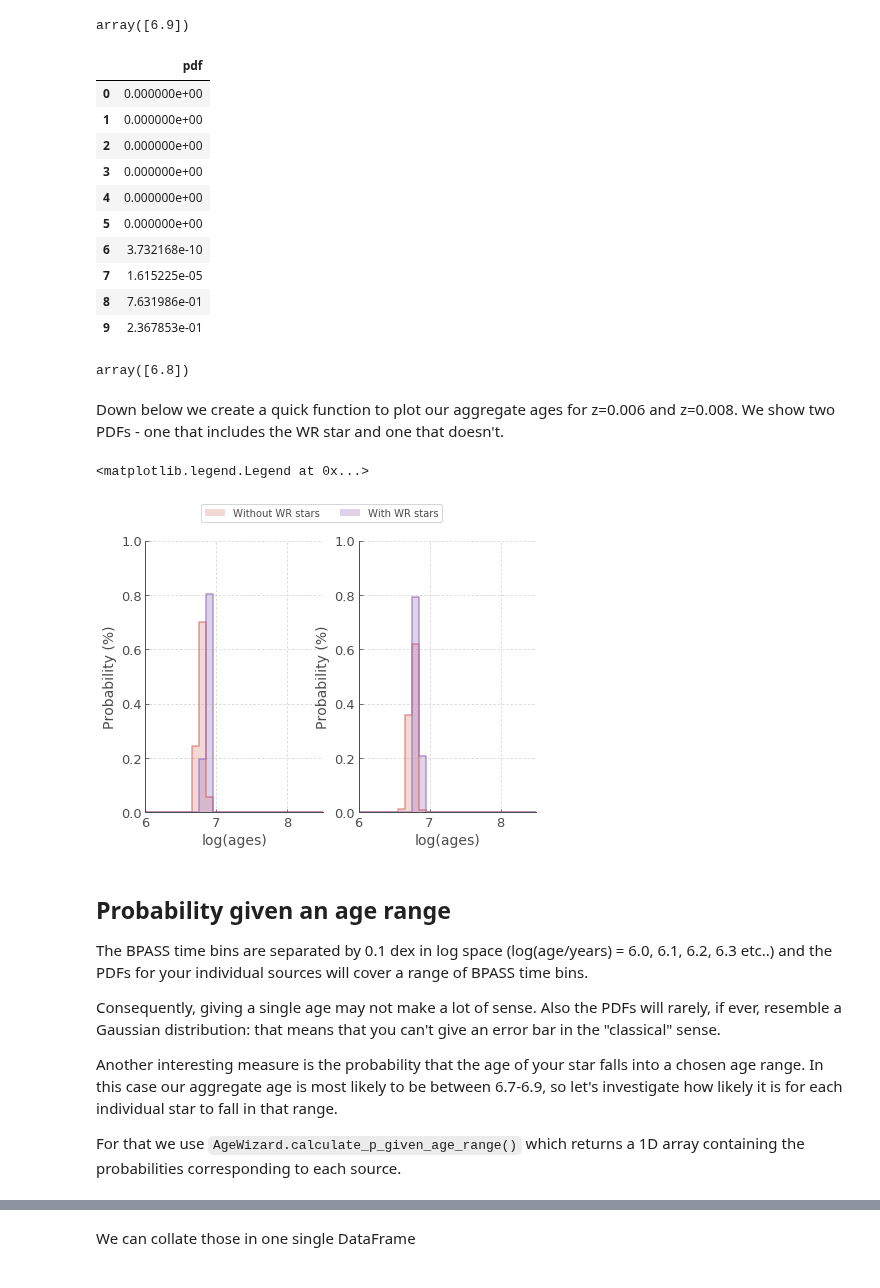
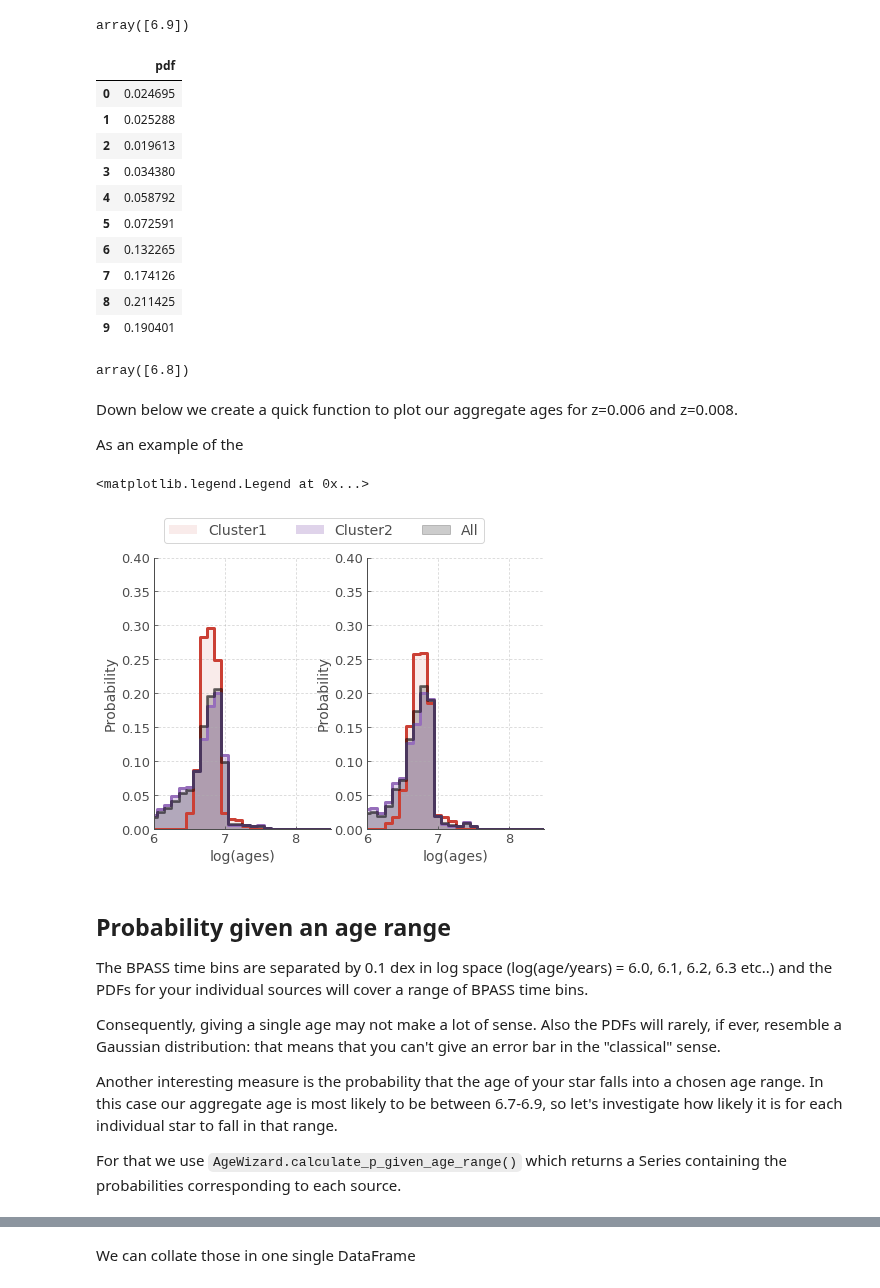
Before and after one commit to HeloiseS/hoki_tutorials, a Jupyter notebook: AgeWizard.ipynb, the cells around one changed output, grey strips where cells are left out. Drawn from its saved outputs; the diff is of its cells as text; code cells hidden in the pictures.

```diff
--- a/AgeWizard.ipynb
+++ b/AgeWizard.ipynb
@@ -210,22 +210,24 @@ agewiz006.most_likely_age
 array([6.9])
 # %%
 # Or return directly
-agewiz008.multiply_pdfs(return_df=True).head(10)
+agewiz008.calculate_sample_pdf(return_df=True).head(10)
 # %% [output]
 |  | pdf |
-| 0 | 0.000000e+00 |
-| 1 | 0.000000e+00 |
-| 2 | 0.000000e+00 |
-| 3 | 0.000000e+00 |
-| 4 | 0.000000e+00 |
-| 5 | 0.000000e+00 |
-| 6 | 3.732168e-10 |
-| 7 | 1.615225e-05 |
-| 8 | 7.631986e-01 |
-| 9 | 2.367853e-01 |
+| 0 | 0.024695 |
+| 1 | 0.025288 |
+| 2 | 0.019613 |
+| 3 | 0.034380 |
+| 4 | 0.058792 |
+| 5 | 0.072591 |
+| 6 | 0.132265 |
+| 7 | 0.174126 |
+| 8 | 0.211425 |
+| 9 | 0.190401 |
 # %%
 agewiz008.most_likely_age
 # %% [output]
 array([6.8])
 # %% [markdown]
-Down below we create a quick function to plot our aggregate ages for z=0.006 and z=0.008. We show two PDFs - one that includes the WR star and one that doesn't.
+Down below we create a quick function to plot our aggregate ages for z=0.006 and z=0.008.
+
+As an example of the
@@ -235,36 +234,47 @@ WRs=['WR1', 'WR2']
+# %%
+cluster1_sources = ['Star1', 'Star2', 'Star3', 'Star4', 'WR1']
+cluster2_sources = [item for item in agewiz006.sources if item not in cluster1_sources]
 # %%
 def plot_aggregate_age(agewiz, ax):
 
     # Aggregate age PDF for all sources
-    withWR = agewiz.multiply_pdfs(not_you=outliers, return_df=True).pdf
+    cluster12 = agewiz.calculate_sample_pdf(return_df=True).pdf
 
-    # Aggregate age PDF for sources excluding the WR star
-    withoutWR = agewiz.multiply_pdfs(not_you=outliers+WRs, return_df=True).pdf
+    # Aggregate age PDF for cluster1
+    cluster1 = agewiz.calculate_sample_pdf(not_you=cluster2_sources, return_df=True).pdf
 
-    ax.step(hoki.BPASS_TIME_BINS, withoutWR, where='mid',alpha=0.5)
-    ax.fill_between(hoki.BPASS_TIME_BINS,  withoutWR, step='mid', alpha=0.2, label='Without WR stars')
-
-    ax.step(hoki.BPASS_TIME_BINS, withWR, where='mid', alpha=0.7)
-    ax.fill_between(hoki.BPASS_TIME_BINS,  withWR, step='mid', alpha=0.3,  label='With WR stars')
+    # Aggregate age PDF for cluster2
+    cluster2 = agewiz.calculate_sample_pdf(not_you=cluster1_sources, return_df=True).pdf
 
 
-    ax.set_ylabel('Probability (%)')
+
+    ax.step(hoki.BPASS_TIME_BINS, cluster1, where='mid', alpha=1, lw=3)
+    ax.fill_between(hoki.BPASS_TIME_BINS, cluster1, step='mid', alpha=0.1,  label='Cluster1')
+
+    ax.step(hoki.BPASS_TIME_BINS, cluster2, where='mid', alpha=1, lw=3)
+    ax.fill_between(hoki.BPASS_TIME_BINS,  cluster2, step='mid', alpha=0.3,  label='Cluster2')
+
+    ax.step(hoki.BPASS_TIME_BINS, cluster12, where='mid',alpha=0.5, c='k', lw=3)
+    ax.fill_between(hoki.BPASS_TIME_BINS,  cluster12, step='mid', alpha=0.2, label='All', color='k')
+
+
+    ax.set_ylabel('Probability')
     ax.set_xlabel('log(ages)')
 # %%
 f, ax = plt.subplots(ncols=2, nrows=1, figsize=(7,5))
 
 plot_aggregate_age(agewiz006, ax[0])
 plot_aggregate_age(agewiz008, ax[1])
 
 for axis in ax:
-    axis.set_ylim([0,1])
+    axis.set_ylim([0,0.4])
     axis.set_xlim([6,8.5])
 
 # Cool legend
-ax[0].legend(fontsize=10, loc='center right', bbox_to_anchor=(1.7, 1.1), ncol=2)
+ax[0].legend(fontsize=14, loc='center right', bbox_to_anchor=(1.9, 1.1), ncol=3)
 # %% [output]
 <matplotlib.legend.Legend at 0x...>
-[figure, old version]
+[figure, new version]
 # %% [markdown]
 ## Probability given an age range
 
@@ -275,7 +285,7 @@ Consequently, giving a single age may not make a lot of sense. Also the PDFs wil
 Another interesting measure is the probability that the age of your star falls into a chosen age range.
 In this case our aggregate age is most likely to be between 6.7-6.9, so let's investigate how likely it is for each individual star to fall in that range.
 
-For that we use `AgeWizard.calculate_p_given_age_range()` which returns a 1D array containing the probabilities corresponding to each source.
+For that we use `AgeWizard.calculate_p_given_age_range()` which returns a Series containing the probabilities corresponding to each source.
 # %%
 agewiz006.calculate_p_given_age_range([6.7, 6.9])
 # %% [output]
```
Also changed, not shown: parts of 6 cells of this notebook.
